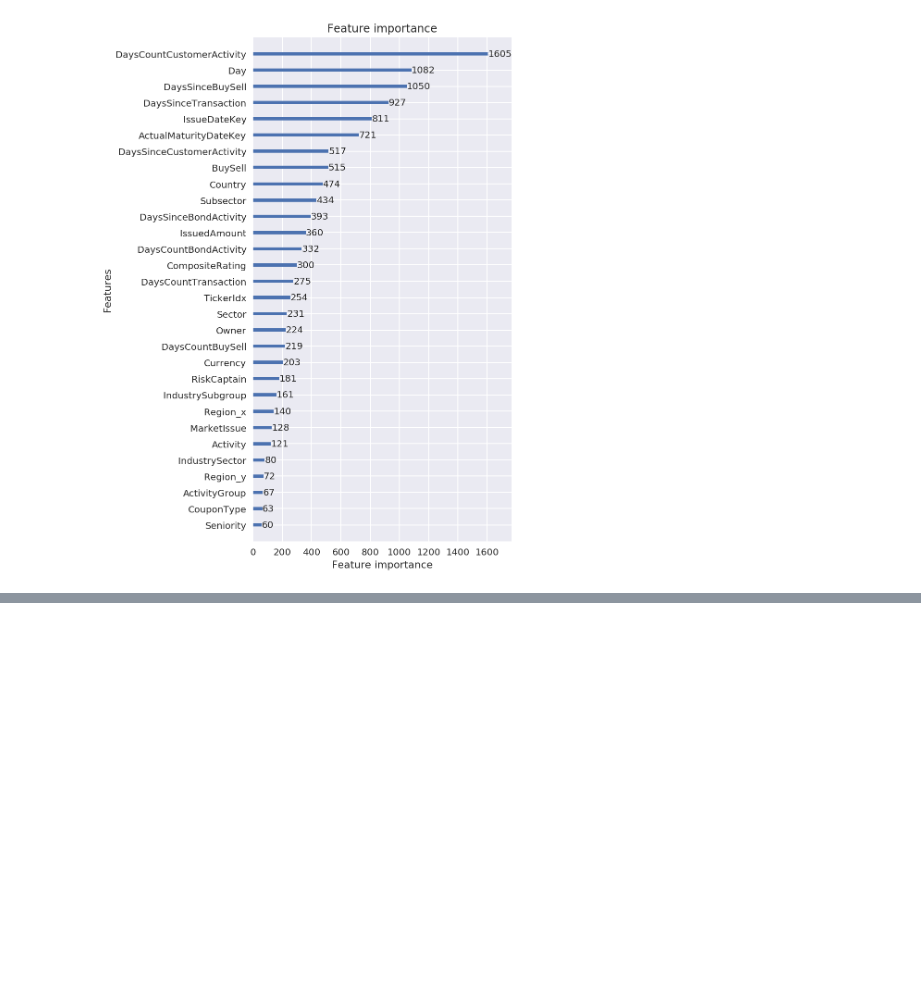
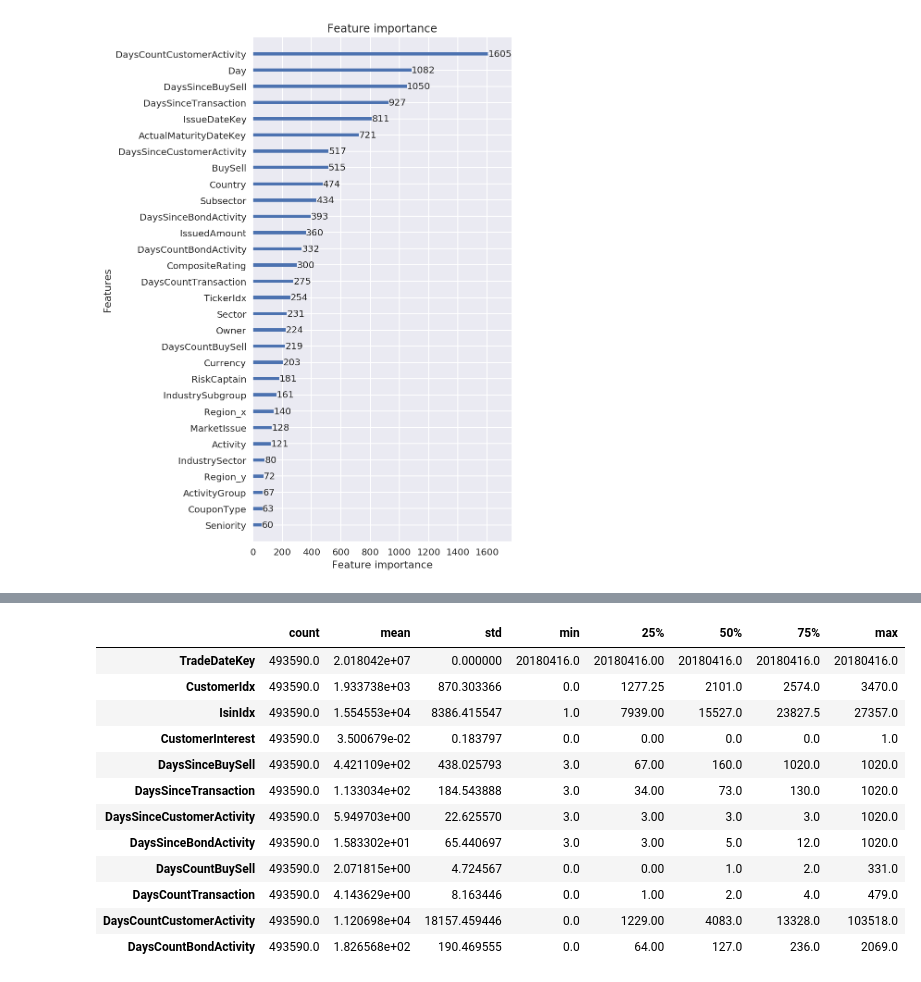
Before and after one commit to Robert-Aduviri/DSG-2018-Qualifiers, a Jupyter notebook: notebooks/robert/RA-19-All-Weeks.ipynb, the cells around one changed output, grey strips where cells are left out. Drawn from its saved outputs; the diff is of its cells as text; code cells hidden in the pictures; blank space fills up the shorter version.

```diff
--- a/notebooks/robert/RA-19-All-Weeks.ipynb
+++ b/notebooks/robert/RA-19-All-Weeks.ipynb
@@ -292,0 +494,2 @@ plot_importance(output[-1][1], figsize=(5,10))
+# %%
+w04 = pd.read_feather(PROCESSED/f'all_weeks/week_{20180416}_diffscount.feather')
@@ -292,0 +522,16 @@ plot_importance(output[-1][1], figsize=(5,10))
+# %%
+w04.describe().transpose()
+# %% [output]
+|  | count | mean | std | min | 25% | 50% | 75% | max |
+| TradeDateKey | 493590.0 | 2.018042e+07 | 0.000000 | 20180416.0 | 20180416.00 | 20180416.0 | 20180416.0 | 20180416.0 |
+| CustomerIdx | 493590.0 | 1.933738e+03 | 870.303366 | 0.0 | 1277.25 | 2101.0 | 2574.0 | 3470.0 |
+| IsinIdx | 493590.0 | 1.554553e+04 | 8386.415547 | 1.0 | 7939.00 | 15527.0 | 23827.5 | 27357.0 |
+| CustomerInterest | 493590.0 | 3.500679e-02 | 0.183797 | 0.0 | 0.00 | 0.0 | 0.0 | 1.0 |
+| DaysSinceBuySell | 493590.0 | 4.421109e+02 | 438.025793 | 3.0 | 67.00 | 160.0 | 1020.0 | 1020.0 |
+| DaysSinceTransaction | 493590.0 | 1.133034e+02 | 184.543888 | 3.0 | 34.00 | 73.0 | 130.0 | 1020.0 |
+| DaysSinceCustomerActivity | 493590.0 | 5.949703e+00 | 22.625570 | 3.0 | 3.00 | 3.0 | 3.0 | 1020.0 |
+| DaysSinceBondActivity | 493590.0 | 1.583302e+01 | 65.440697 | 3.0 | 3.00 | 5.0 | 12.0 | 1020.0 |
+| DaysCountBuySell | 493590.0 | 2.071815e+00 | 4.724567 | 0.0 | 0.00 | 1.0 | 2.0 | 331.0 |
+| DaysCountTransaction | 493590.0 | 4.143629e+00 | 8.163446 | 0.0 | 1.00 | 2.0 | 4.0 | 479.0 |
+| DaysCountCustomerActivity | 493590.0 | 1.120698e+04 | 18157.459446 | 0.0 | 1229.00 | 4083.0 | 13328.0 | 103518.0 |
+| DaysCountBondActivity | 493590.0 | 1.826568e+02 | 190.469555 | 0.0 | 64.00 | 127.0 | 236.0 | 2069.0 |
```
Also changed, not shown: parts of 66 cells of this notebook, 1 other file.
